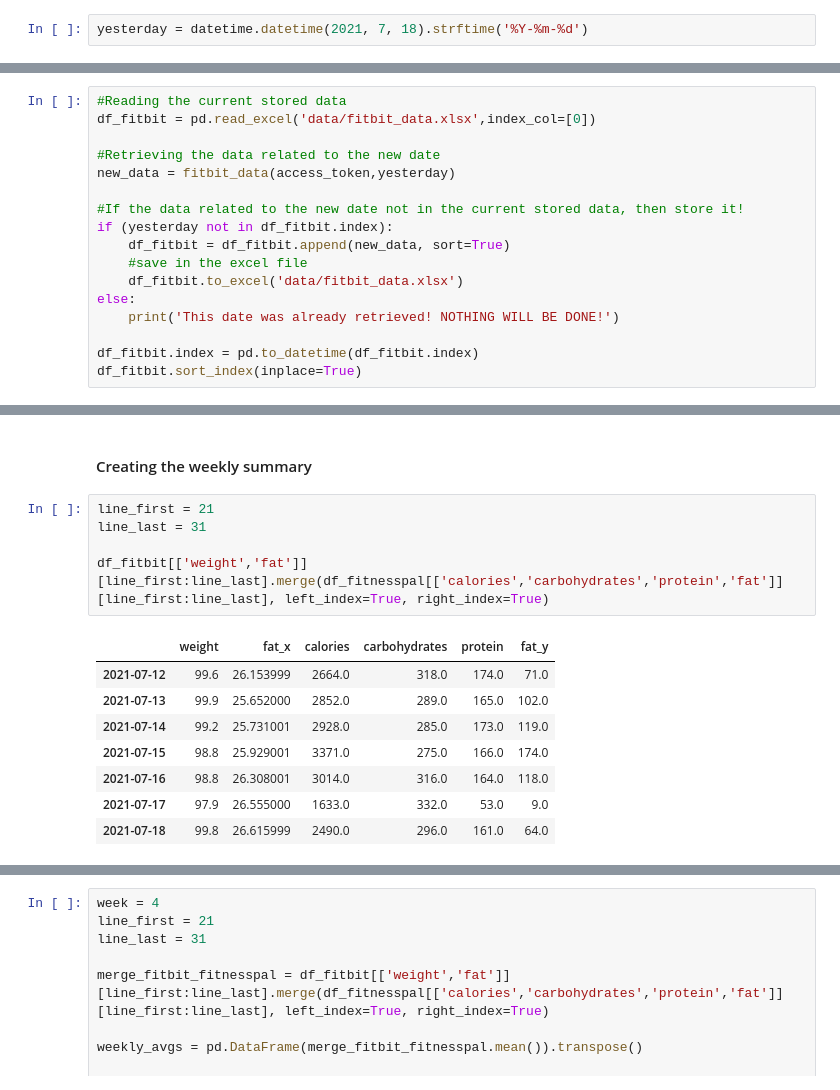
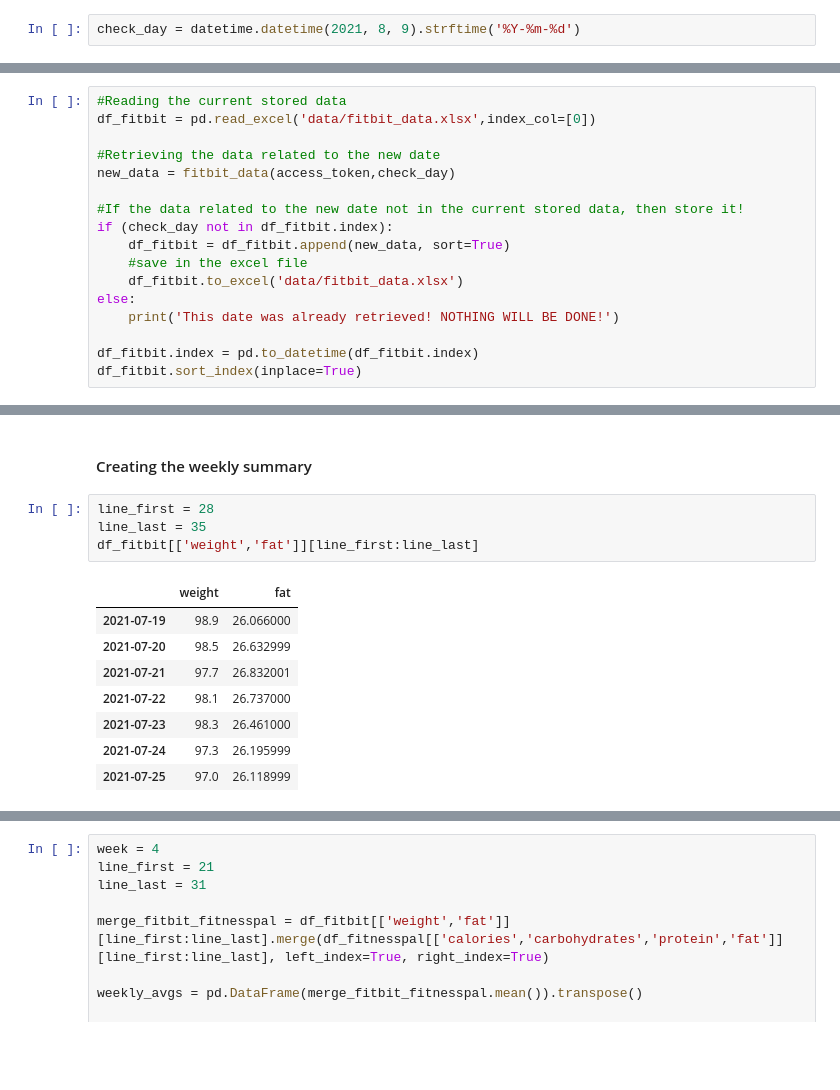
Before and after one commit to jjsantanna/my_health_stats, a Jupyter notebook: my_health_stats.ipynb, the cells around one changed output, grey strips where cells are left out. Saved outputs shown, nothing was run; the diff lists cells and outputs as text; blank space fills up the shorter version.

```diff
--- a/my_health_stats.ipynb
+++ b/my_health_stats.ipynb
@@ -114,5 +114,5 @@ import datetime
 # %%
-yesterday = datetime.datetime(2021, 7, 18).strftime('%Y-%m-%d')
+check_day = datetime.datetime(2021, 8, 9).strftime('%Y-%m-%d')
 # %% [markdown]
 <h1 align='center'>=============================================================<br>UPDATING DATA</h1>
 # %% [markdown]
@@ -149,10 +147,10 @@ DONE!
 df_fitbit = pd.read_excel('data/fitbit_data.xlsx',index_col=[0])
 
 #Retrieving the data related to the new date
-new_data = fitbit_data(access_token,yesterday)
+new_data = fitbit_data(access_token,check_day)
 
 #If the data related to the new date not in the current stored data, then store it!
-if (yesterday not in df_fitbit.index):
+if (check_day not in df_fitbit.index):
     df_fitbit = df_fitbit.append(new_data, sort=True)
     #save in the excel file
     df_fitbit.to_excel('data/fitbit_data.xlsx')
@@ -324,16 +339,15 @@ df_weekly
 # %% [markdown]
 #### Creating the weekly summary
 # %%
-line_first = 21
-line_last = 31
-
-df_fitbit[['weight','fat']][line_first:line_last].merge(df_fitnesspal[['calories','carbohydrates','protein','fat']][line_first:line_last], left_index=True, right_index=True)
+line_first = 28
+line_last = 35
+df_fitbit[['weight','fat']][line_first:line_last]
 # %% [output]
-|  | weight | fat_x | calories | carbohydrates | protein | fat_y |
-| 2021-07-12 | 99.6 | 26.153999 | 2664.0 | 318.0 | 174.0 | 71.0 |
-| 2021-07-13 | 99.9 | 25.652000 | 2852.0 | 289.0 | 165.0 | 102.0 |
-| 2021-07-14 | 99.2 | 25.731001 | 2928.0 | 285.0 | 173.0 | 119.0 |
-| 2021-07-15 | 98.8 | 25.929001 | 3371.0 | 275.0 | 166.0 | 174.0 |
-| 2021-07-16 | 98.8 | 26.308001 | 3014.0 | 316.0 | 164.0 | 118.0 |
-| 2021-07-17 | 97.9 | 26.555000 | 1633.0 | 332.0 | 53.0 | 9.0 |
-| 2021-07-18 | 99.8 | 26.615999 | 2490.0 | 296.0 | 161.0 | 64.0 |
+|  | weight | fat |
+| 2021-07-19 | 98.9 | 26.066000 |
+| 2021-07-20 | 98.5 | 26.632999 |
+| 2021-07-21 | 97.7 | 26.832001 |
+| 2021-07-22 | 98.1 | 26.737000 |
+| 2021-07-23 | 98.3 | 26.461000 |
+| 2021-07-24 | 97.3 | 26.195999 |
+| 2021-07-25 | 97.0 | 26.118999 |
```
Also changed, not shown: parts of 24 cells of this notebook, 4 other files.
